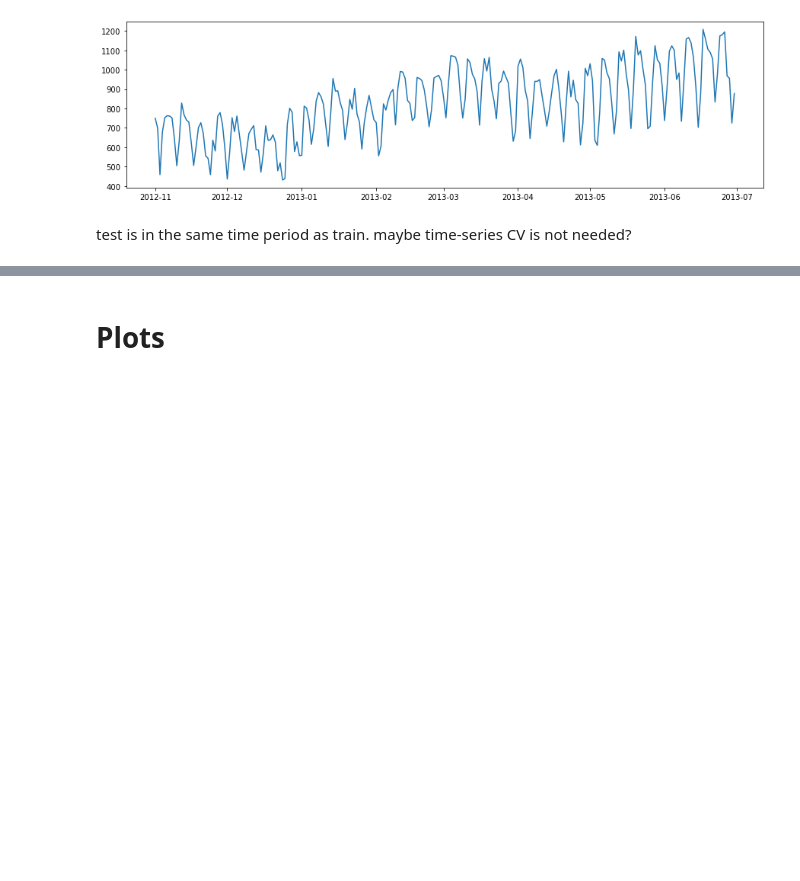
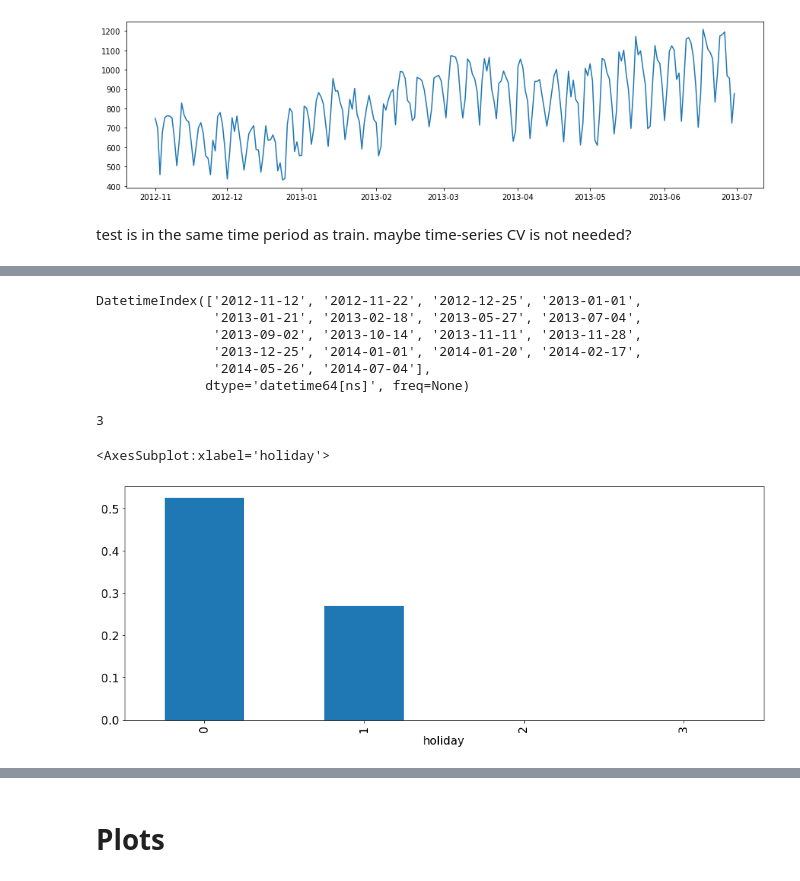
Before and after one commit to OlegBEZb/Personalize-Expedia-Hotel-Searches, a Jupyter notebook: EDA.ipynb, the cells around one changed output, grey strips where cells are left out. Drawn from its saved outputs; the diff is of its cells as text; code cells hidden in the pictures; blank space fills up the shorter version.

Commit message:
added some features:
is holiday
calc date of trip
is business trip
Order of the price within same srch_id

```diff
--- a/EDA.ipynb
+++ b/EDA.ipynb
@@ -666,0 +697,7 @@ This list of properties is used for feature engineering, the features price_per_
+# %%
+df['date'] = df['date_time'].dt.floor('D')
+# %%
+df['days_until_trip'] = pd.to_timedelta(df['srch_booking_window'], unit='D')
+# %%
+df['start_date'] = df['date'] + df['days_until_trip']
+df['end_date'] = df['date'] + df['days_until_trip'] + pd.to_timedelta(df['srch_length_of_stay'], unit='D')
@@ -666,0 +710,9 @@ This list of properties is used for feature engineering, the features price_per_
+# %%
+cal = calendar()
+holidays = cal.holidays(start=min(df['start_date']), end=max(df['end_date']))
+
+df['holiday'] = 0
+
+for holiday in holidays:
+    df['holiday'] += (df['start_date'] <= holiday) & (df['end_date'] >= holiday)
+df
@@ -666,0 +733,18 @@ This list of properties is used for feature engineering, the features price_per_
+# %%
+holidays
+# %% [output]
+DatetimeIndex(['2012-11-12', '2012-11-22', '2012-12-25', '2013-01-01',
+               '2013-01-21', '2013-02-18', '2013-05-27', '2013-07-04',
+               '2013-09-02', '2013-10-14', '2013-11-11', '2013-11-28',
+               '2013-12-25', '2014-01-01', '2014-01-20', '2014-02-17',
+               '2014-05-26', '2014-07-04'],
+              dtype='datetime64[ns]', freq=None)
+# %%
+max(df['holiday'])
+# %% [output]
+3
+# %%
+df.groupby('holiday')['srch_saturday_night_bool'].mean().plot.bar()
+# %% [output]
+<AxesSubplot:xlabel='holiday'>
+[figure, added]
```
Also changed, not shown: parts of 41 cells of this notebook, 1 other file.
